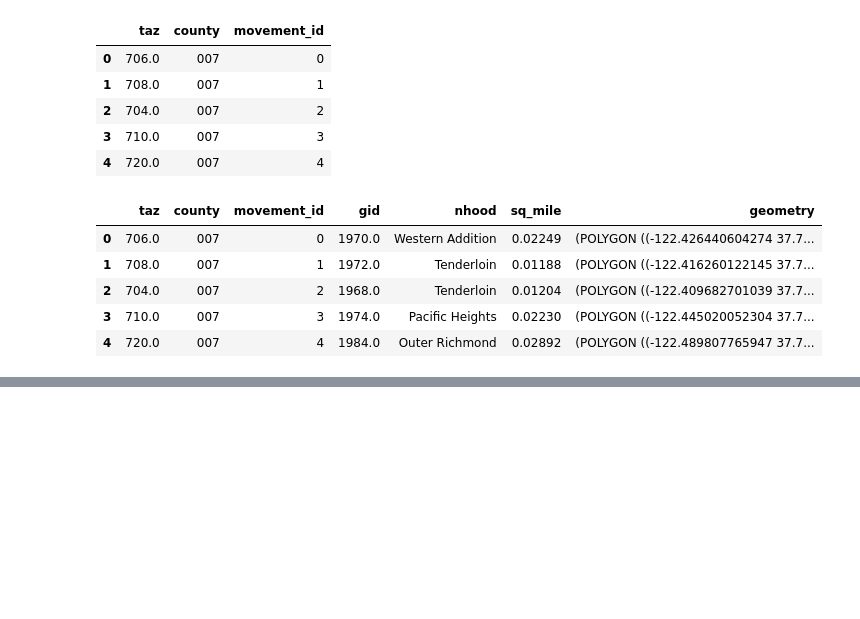
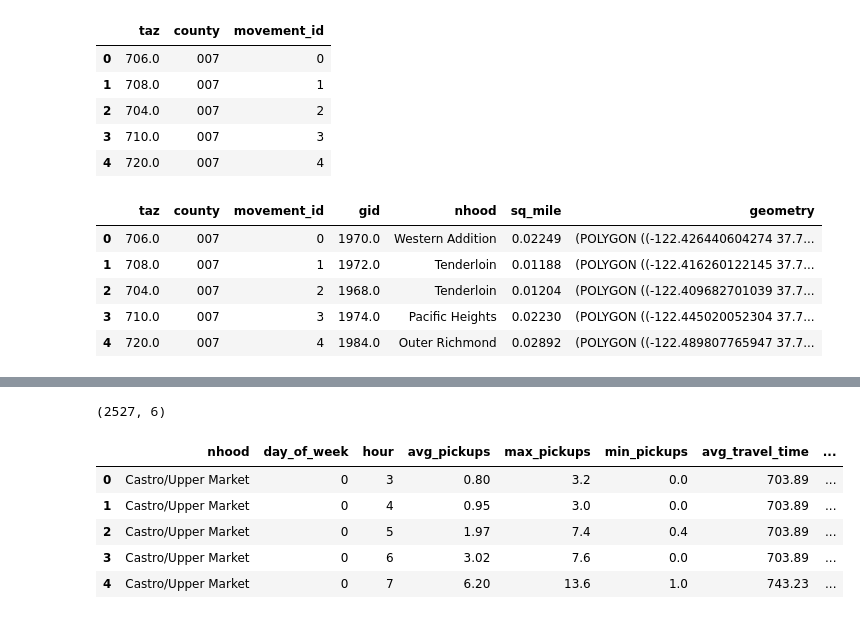
Before and after one commit to hcao2015/driver_schedule_optimization, a Jupyter notebook: Demand Analysis.ipynb, the cells around one changed output, grey strips where cells are left out. Cells and saved outputs as stored; diff of their text form; code cells hidden in the pictures; blank space fills up the shorter version.

```diff
--- a/Demand Analysis.ipynb
+++ b/Demand Analysis.ipynb
@@ -393,4 +288,0 @@ uber_df_grouped.head()
-# %%
-uber_df_grouped["nhood_id"] = uber_df_grouped["nhood"].apply(lambda x: nhood_id_map[x])
-uber_df_grouped["hour_bucket_id"] = uber_df_grouped["hour_bucket"].apply(lambda x: hour_bucket_map[x])
-uber_df_grouped.head()
@@ -409,0 +289,16 @@ uber_df_grouped.shape
+# %%
+# Note: Since we don't have specific hourly time, the travel_time within start and end hour will be
+# used for each hour within it
+
+uber_df = []
+for index, row in uber_df_grouped.iterrows():
+    start_hour = row["start_hour"]
+    end_hour = row["end_hour"]
+    for hour in range(start_hour, end_hour):
+        uber_df.append([row["nhood"], row["day_of_week"], hour, row["avg_travel_time"],
+                        row["min_travel_time"], row["max_travel_time"]])
+
+travel_times_df = pd.DataFrame(uber_df, columns = ["nhood", "day_of_week", "hour", "avg_travel_time",
+                                                   "min_travel_time", "max_travel_time"])
+
+travel_times_df.head()
@@ -409,0 +312,15 @@ uber_df_grouped.shape
+# %%
+travel_times_df.shape
+# %% [output]
+(2527, 6)
+# %%
+combined = demand_df.merge(travel_times_df, how='outer', on=['nhood', 'day_of_week', 'hour'])
+
+combined.head()
+# %% [output]
+|  | nhood | day_of_week | hour | avg_pickups | max_pickups | min_pickups | avg_travel_time | ... |
+| 0 | Castro/Upper Market | 0 | 3 | 0.80 | 3.2 | 0.0 | 703.89 | ... |
+| 1 | Castro/Upper Market | 0 | 4 | 0.95 | 3.0 | 0.0 | 703.89 | ... |
+| 2 | Castro/Upper Market | 0 | 5 | 1.97 | 7.4 | 0.4 | 703.89 | ... |
+| 3 | Castro/Upper Market | 0 | 6 | 3.02 | 7.6 | 0.0 | 703.89 | ... |
+| 4 | Castro/Upper Market | 0 | 7 | 6.20 | 13.6 | 1.0 | 743.23 | ... |
```
Also changed, not shown: parts of 20 cells of this notebook, 7 other files.
